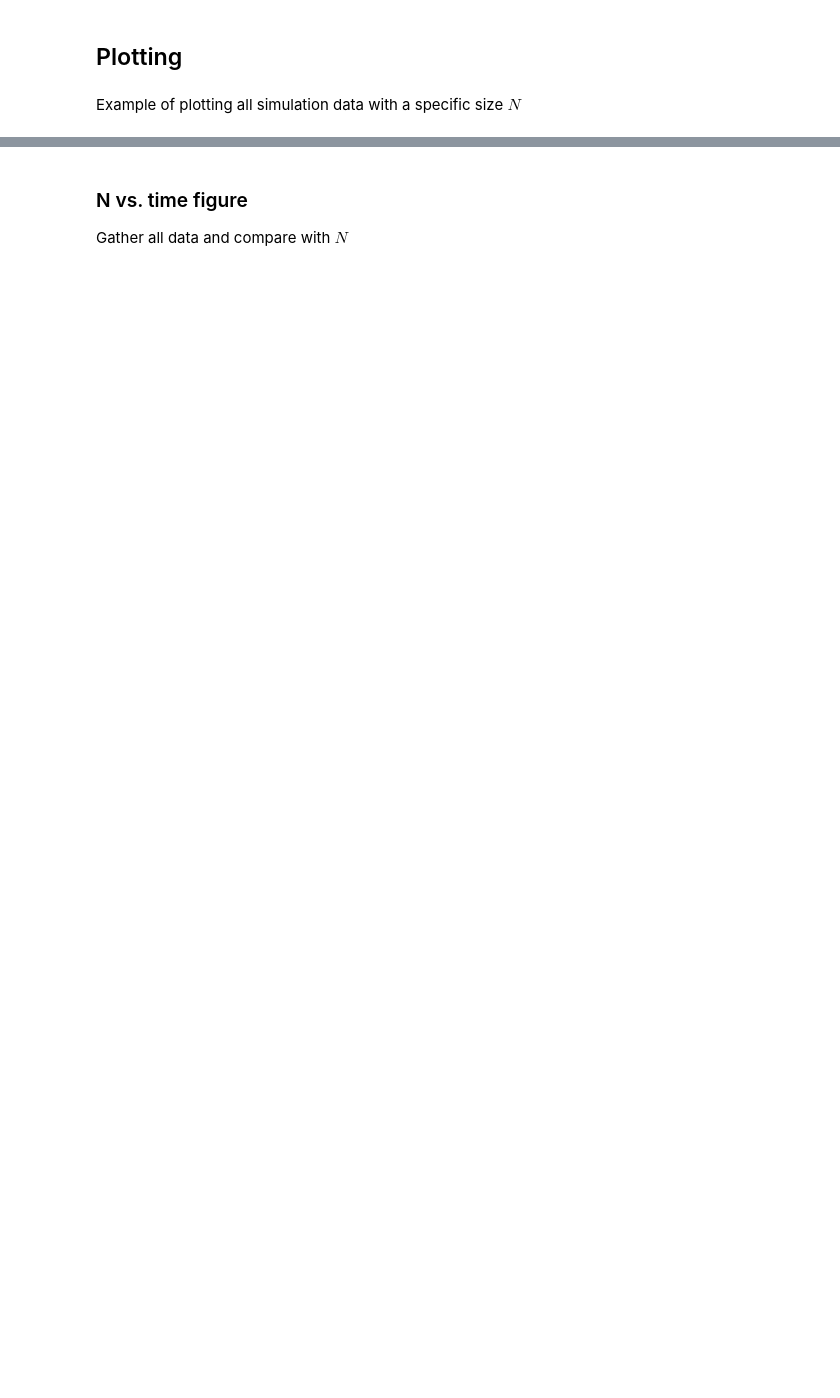
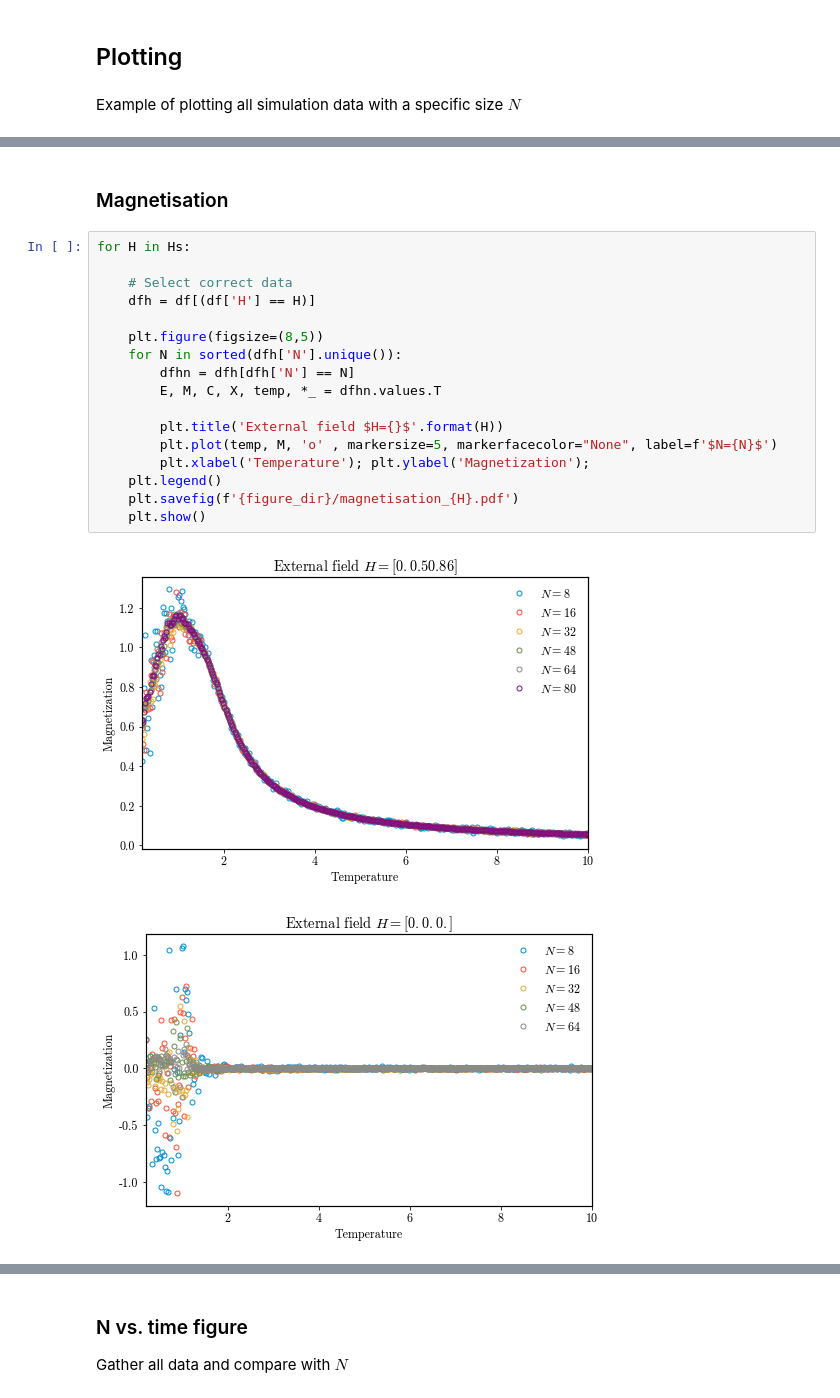
Before and after one commit to nikosavola/HeisenbergMetropolis-StatMech, a Jupyter notebook: analysis.ipynb, the cells around one changed output, grey strips where cells are left out. Cells and saved outputs as stored; diff of their text form; blank space fills up the shorter version.

```diff
--- a/analysis.ipynb
+++ b/analysis.ipynb
@@ -140,0 +144,22 @@ plt.show()
+# %% [markdown]
+###  Magnetisation
+# %%
+for H in Hs:
+
+    # Select correct data
+    dfh = df[(df['H'] == H)]
+
+    plt.figure(figsize=(8,5))
+    for N in sorted(dfh['N'].unique()):
+        dfhn = dfh[dfh['N'] == N]
+        E, M, C, X, temp, *_ = dfhn.values.T
+
+        plt.title('External field $H={}$'.format(H))
+        plt.plot(temp, M, 'o' , markersize=5, markerfacecolor="None", label=f'$N={N}$')
+        plt.xlabel('Temperature'); plt.ylabel('Magnetization');
+    plt.legend()
+    plt.savefig(f'{figure_dir}/magnetisation_{H}.pdf')
+    plt.show()
+# %% [output]
+[figure, added]
+[figure, added]
```
Also changed, not shown: parts of 16 cells of this notebook, 1 other file.
